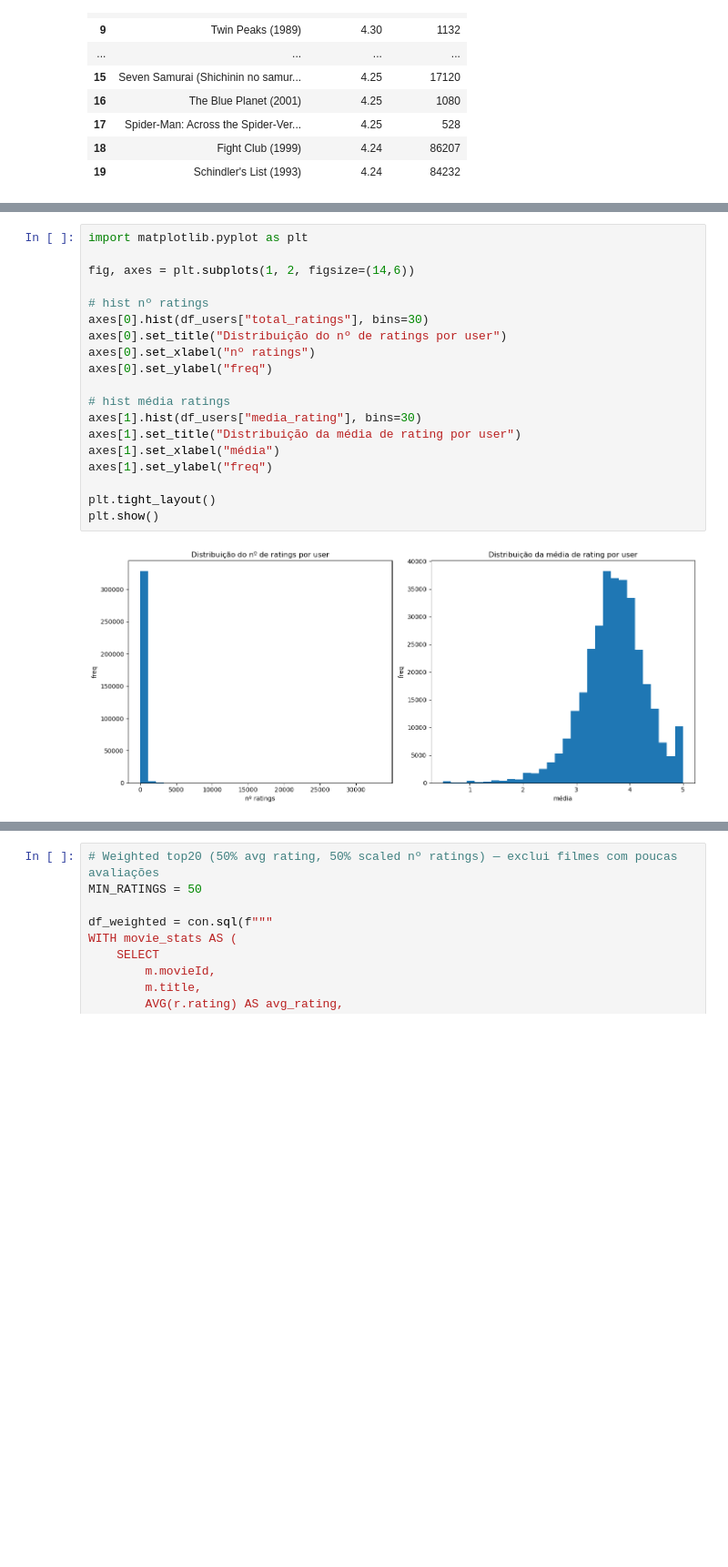
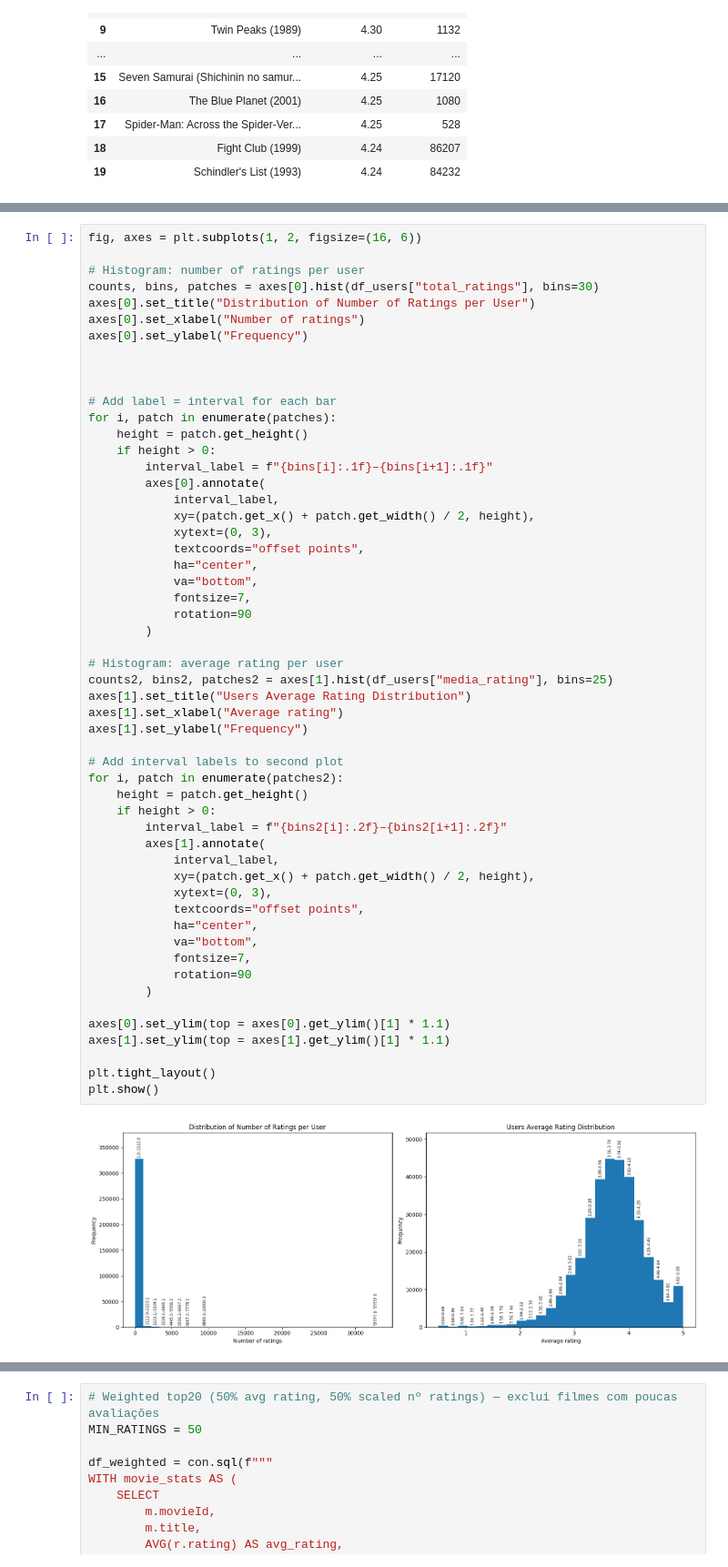
Before and after one commit to sergiopatinha/BigDataFoundations, a Jupyter notebook: notebooks/1.6 - (Full)33M Exploring Data.ipynb, the cells around one changed output, grey strips where cells are left out. Shown at 91% size. Cells and saved outputs as stored; diff of their text form; blank space fills up the shorter version.

```diff
--- a/notebooks/1.6 - (Full)33M Exploring Data.ipynb
+++ b/notebooks/1.6 - (Full)33M Exploring Data.ipynb
@@ -449,21 +479,56 @@ GROUP BY userId
 # %%
-import matplotlib.pyplot as plt
+fig, axes = plt.subplots(1, 2, figsize=(16, 6))
 
-fig, axes = plt.subplots(1, 2, figsize=(14,6))
+# Histogram: number of ratings per user
+counts, bins, patches = axes[0].hist(df_users["total_ratings"], bins=30)
+axes[0].set_title("Distribution of Number of Ratings per User")
+axes[0].set_xlabel("Number of ratings")
+axes[0].set_ylabel("Frequency")
 
-# hist nº ratings
-axes[0].hist(df_users["total_ratings"], bins=30)
-axes[0].set_title("Distribuição do nº de ratings por user")
-axes[0].set_xlabel("nº ratings")
-axes[0].set_ylabel("freq")
 
-# hist média ratings
-axes[1].hist(df_users["media_rating"], bins=30)
-axes[1].set_title("Distribuição da média de rating por user")
-axes[1].set_xlabel("média")
-axes[1].set_ylabel("freq")
+
+# Add label = interval for each bar
+for i, patch in enumerate(patches):
+    height = patch.get_height()
+    if height > 0:
+        interval_label = f"{bins[i]:.1f}–{bins[i+1]:.1f}"
+        axes[0].annotate(
+            interval_label,
+            xy=(patch.get_x() + patch.get_width() / 2, height),
+            xytext=(0, 3),
+            textcoords="offset points",
+            ha="center",
+            va="bottom",
+            fontsize=7,
+            rotation=90
+        )
+
+# Histogram: average rating per user
+counts2, bins2, patches2 = axes[1].hist(df_users["media_rating"], bins=25)
+axes[1].set_title("Users Average Rating Distribution")
+axes[1].set_xlabel("Average rating")
+axes[1].set_ylabel("Frequency")
+
+# Add interval labels to second plot
+for i, patch in enumerate(patches2):
+    height = patch.get_height()
+    if height > 0:
+        interval_label = f"{bins2[i]:.2f}–{bins2[i+1]:.2f}"
+        axes[1].annotate(
+            interval_label,
+            xy=(patch.get_x() + patch.get_width() / 2, height),
+            xytext=(0, 3),
+            textcoords="offset points",
+            ha="center",
+            va="bottom",
+            fontsize=7,
+            rotation=90
+        )
+
+axes[0].set_ylim(top = axes[0].get_ylim()[1] * 1.1)
+axes[1].set_ylim(top = axes[1].get_ylim()[1] * 1.1)
 
 plt.tight_layout()
 plt.show()
 # %% [output]
-[figure, old version]
+[figure, new version]
```
Also changed, not shown: parts of 35 cells of this notebook, 3 other files.
